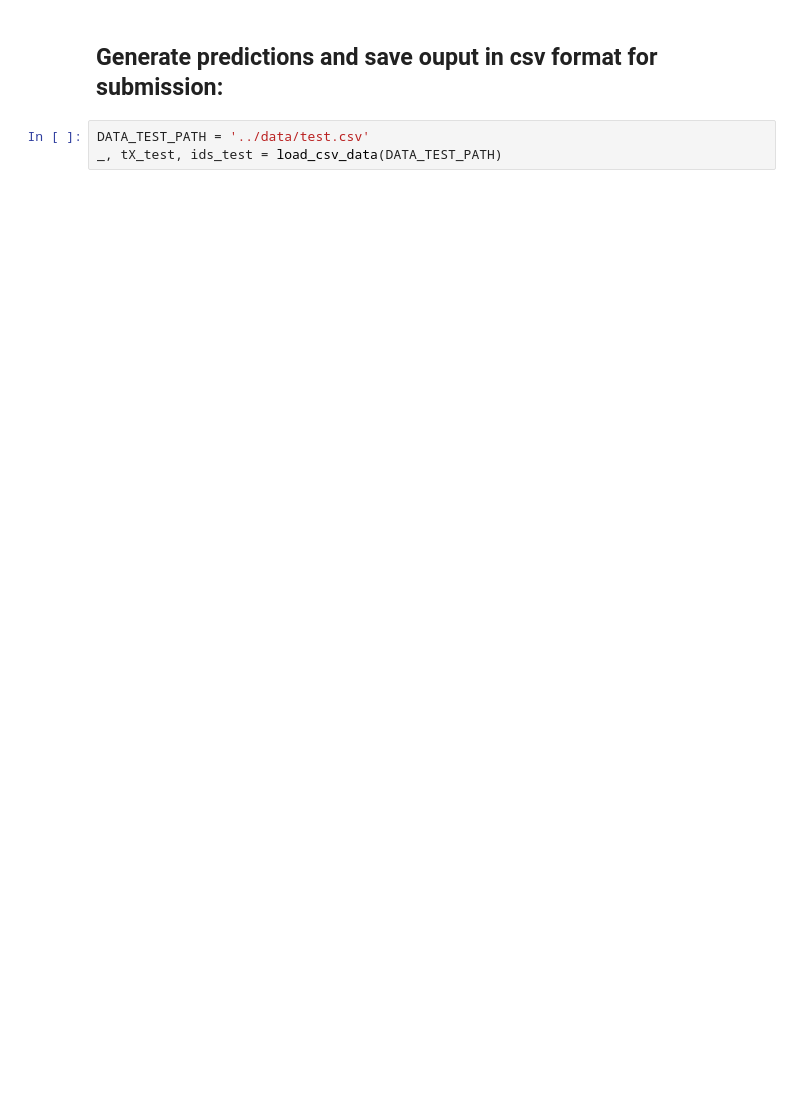
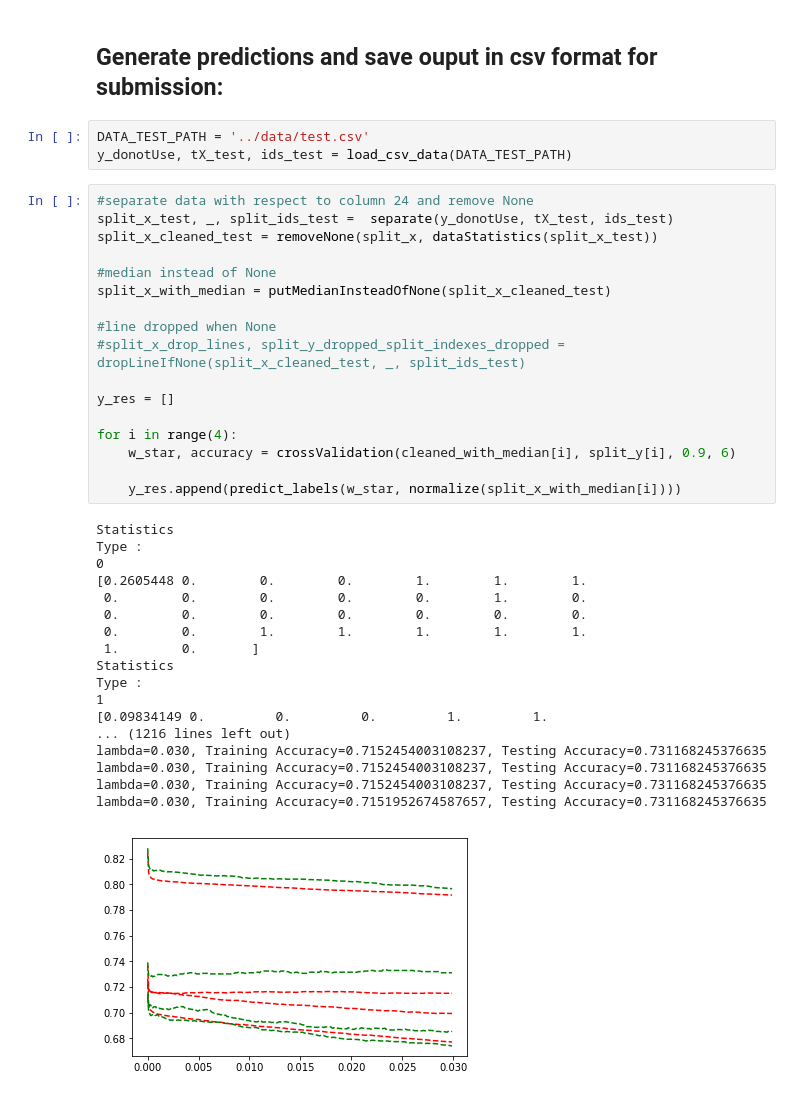
Before and after one commit to simon-perriard/ML_course_project1, a Jupyter notebook: scripts/project1.ipynb, the cells around one changed output. Cells and saved outputs as stored; diff of their text form; blank space fills up the shorter version.

```diff
--- a/scripts/project1.ipynb
+++ b/scripts/project1.ipynb
@@ -280,6 +291,42 @@ lambda=0.950, Training Accuracy=1.0, Testing Accuracy=1.0
 ## Generate predictions and save ouput in csv format for submission:
 # %%
 DATA_TEST_PATH = '../data/test.csv'
-_, tX_test, ids_test = load_csv_data(DATA_TEST_PATH)
+y_donotUse, tX_test, ids_test = load_csv_data(DATA_TEST_PATH)
+# %%
+#separate data with respect to column 24 and remove None
+split_x_test, _, split_ids_test =  separate(y_donotUse, tX_test, ids_test)
+split_x_cleaned_test = removeNone(split_x, dataStatistics(split_x_test))
+
+#median instead of None
+split_x_with_median = putMedianInsteadOfNone(split_x_cleaned_test)
+
+#line dropped when None
+#split_x_drop_lines, split_y_dropped_split_indexes_dropped = dropLineIfNone(split_x_cleaned_test, _, split_ids_test)
+
+y_res = []
+
+for i in range(4):
+    w_star, accuracy = crossValidation(cleaned_with_median[i], split_y[i], 0.9, 6)
+
+    y_res.append(predict_labels(w_star, normalize(split_x_with_median[i])))
+# %% [output]
+Statistics
+Type :
+0
+[0.2605448 0.        0.        0.        1.        1.        1.
+ 0.        0.        0.        0.        0.        1.        0.
+ 0.        0.        0.        0.        0.        0.        0.
+ 0.        0.        1.        1.        1.        1.        1.
+ 1.        0.       ]
+Statistics
+Type :
+1
+[0.09834149 0.         0.         0.         1.         1.
+... (1216 lines left out)
+lambda=0.030, Training Accuracy=0.7152454003108237, Testing Accuracy=0.731168245376635
+lambda=0.030, Training Accuracy=0.7152454003108237, Testing Accuracy=0.731168245376635
+lambda=0.030, Training Accuracy=0.7152454003108237, Testing Accuracy=0.731168245376635
+lambda=0.030, Training Accuracy=0.7151952674587657, Testing Accuracy=0.731168245376635
+[figure, added]
 # %%
 OUTPUT_PATH = '../data/submission.csv'
```
Also changed, not shown: parts of 3 cells of this notebook.
